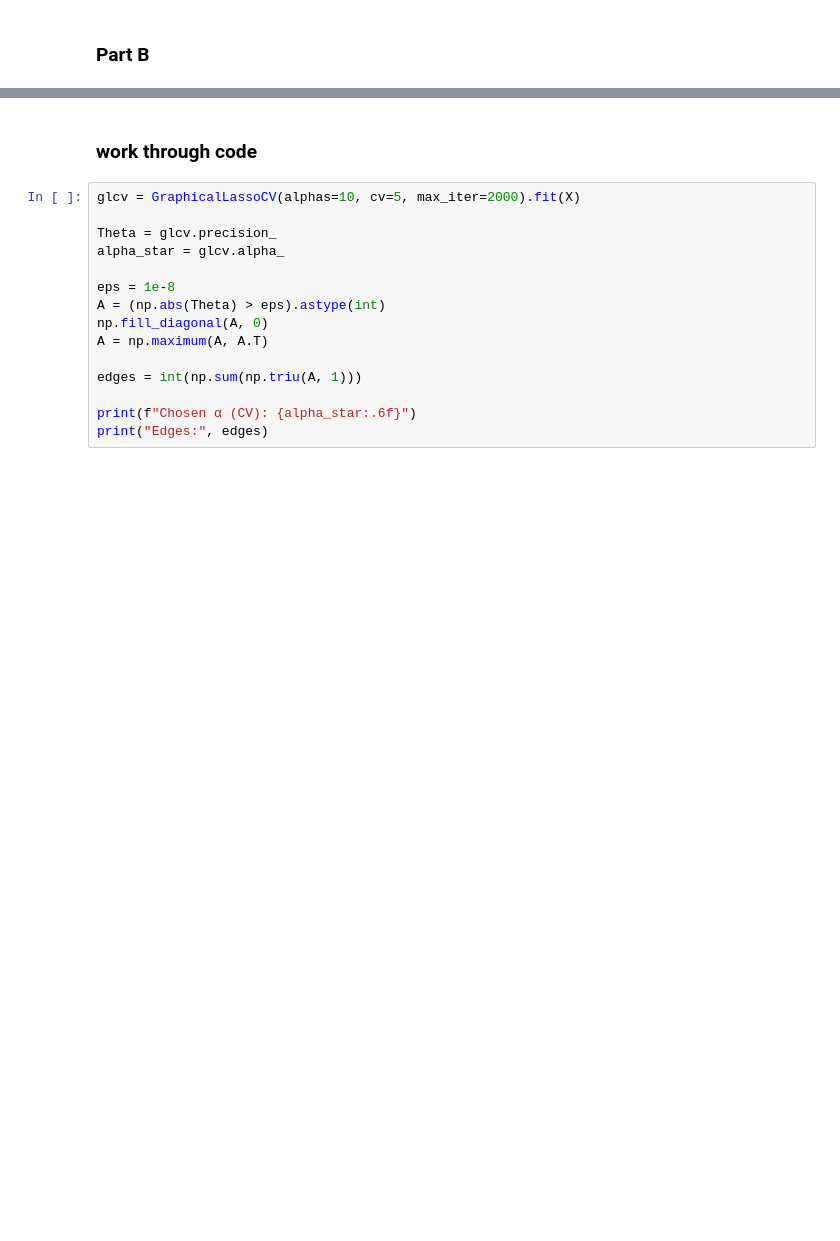
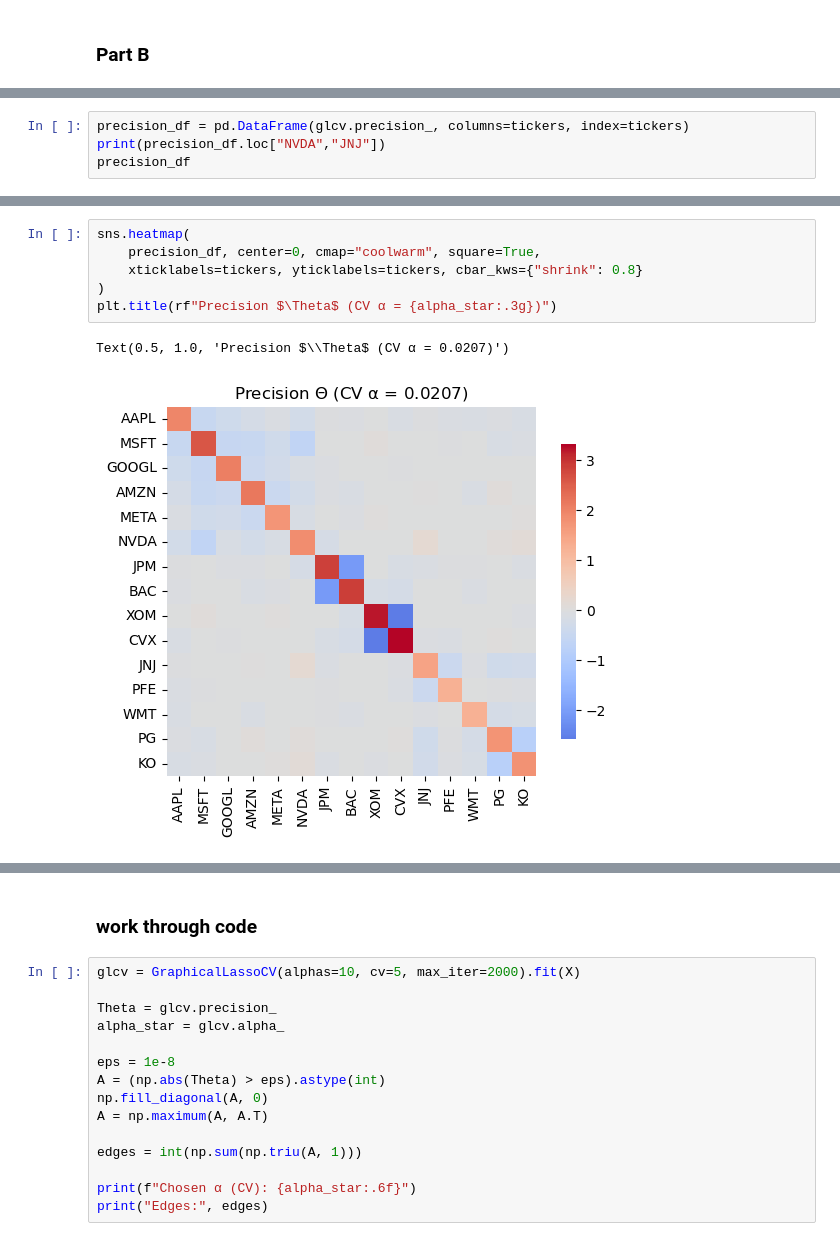
Before and after one commit to dimitris-markopoulos/financial-graphical-models, a Jupyter notebook: notebooks/02_fit_model.ipynb, the cells around one changed output, grey strips where cells are left out. Cells and saved outputs as stored; diff of their text form; blank space fills up the shorter version.

```diff
--- a/notebooks/02_fit_model.ipynb
+++ b/notebooks/02_fit_model.ipynb
@@ -76,0 +187,4 @@ plt.show()
+# %%
+precision_df = pd.DataFrame(glcv.precision_, columns=tickers, index=tickers)
+print(precision_df.loc["NVDA","JNJ"])
+precision_df
@@ -76,0 +209,9 @@ plt.show()
+# %%
+sns.heatmap(
+    precision_df, center=0, cmap="coolwarm", square=True,
+    xticklabels=tickers, yticklabels=tickers, cbar_kws={"shrink": 0.8}
+)
+plt.title(rf"Precision $\Theta$ (CV α = {alpha_star:.3g})")
+# %% [output]
+Text(0.5, 1.0, 'Precision $\\Theta$ (CV α = 0.0207)')
+[figure, added]
```
Also changed, not shown: parts of 12 cells of this notebook, 6 other files.
